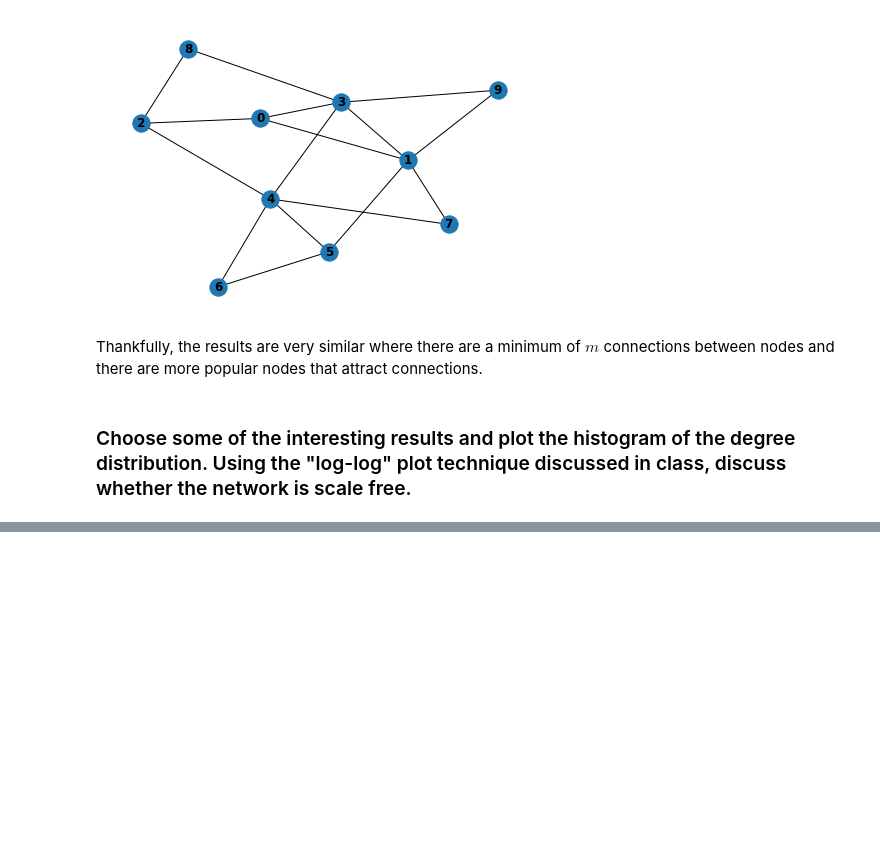
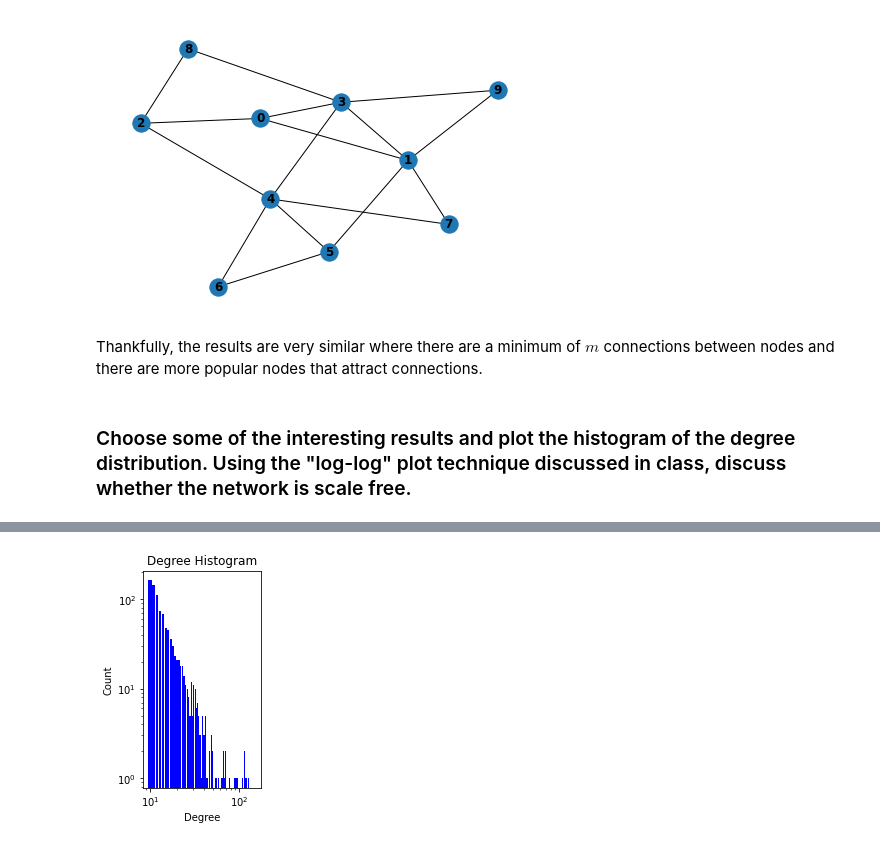
Before and after one commit to rmorain/network-science, a Jupyter notebook: HW2.ipynb, the cells around one changed output, grey strips where cells are left out. Drawn from its saved outputs; the diff is of its cells as text; code cells hidden in the pictures; blank space fills up the shorter version.

```diff
--- a/HW2.ipynb
+++ b/HW2.ipynb
@@ -112,0 +117,5 @@ KeyboardInterrupt:
+# %%
+G = barabasi_albert(1000, 10)
+_, _ = plot_degree_histogram(G, log_scale=True)
+# %% [output]
+[figure, added]
```
Also changed, not shown: parts of 11 cells of this notebook.
